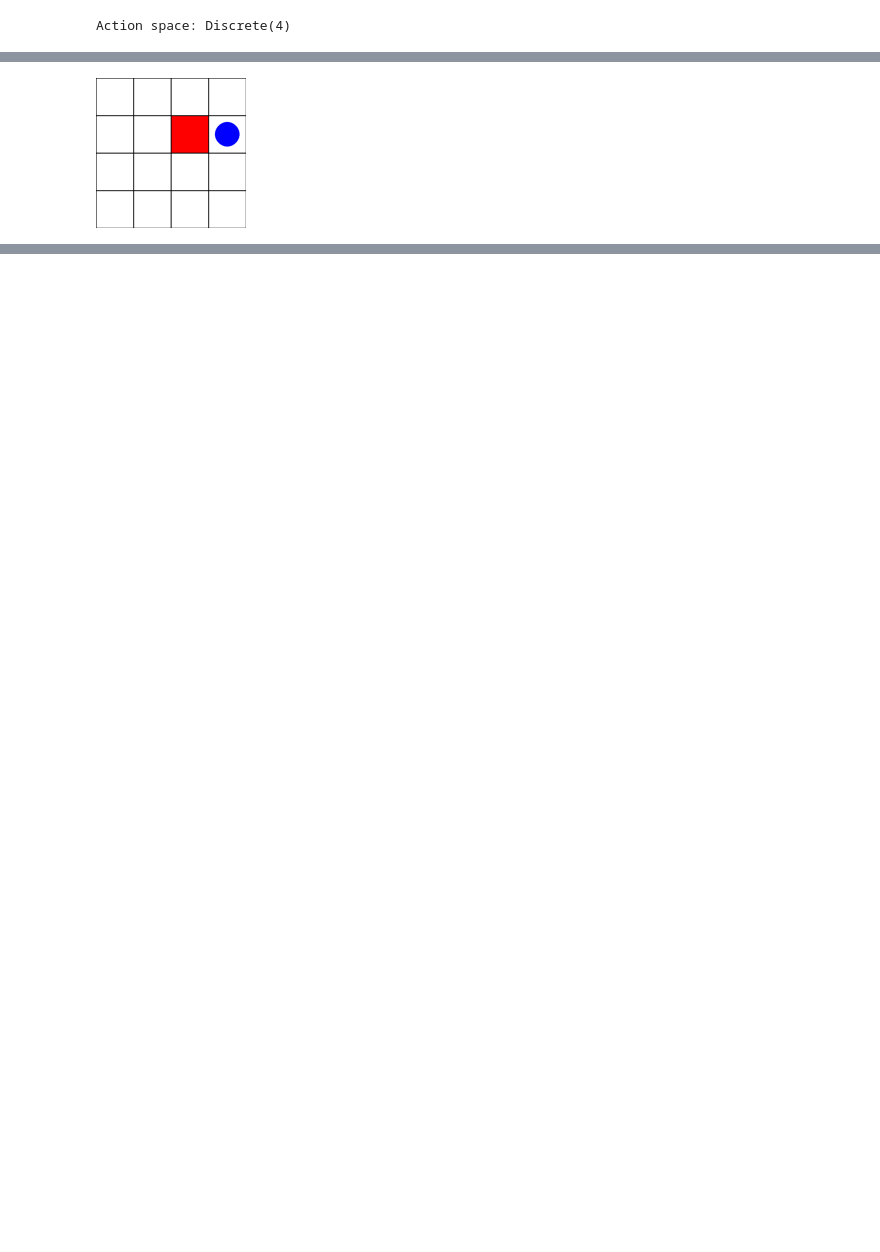
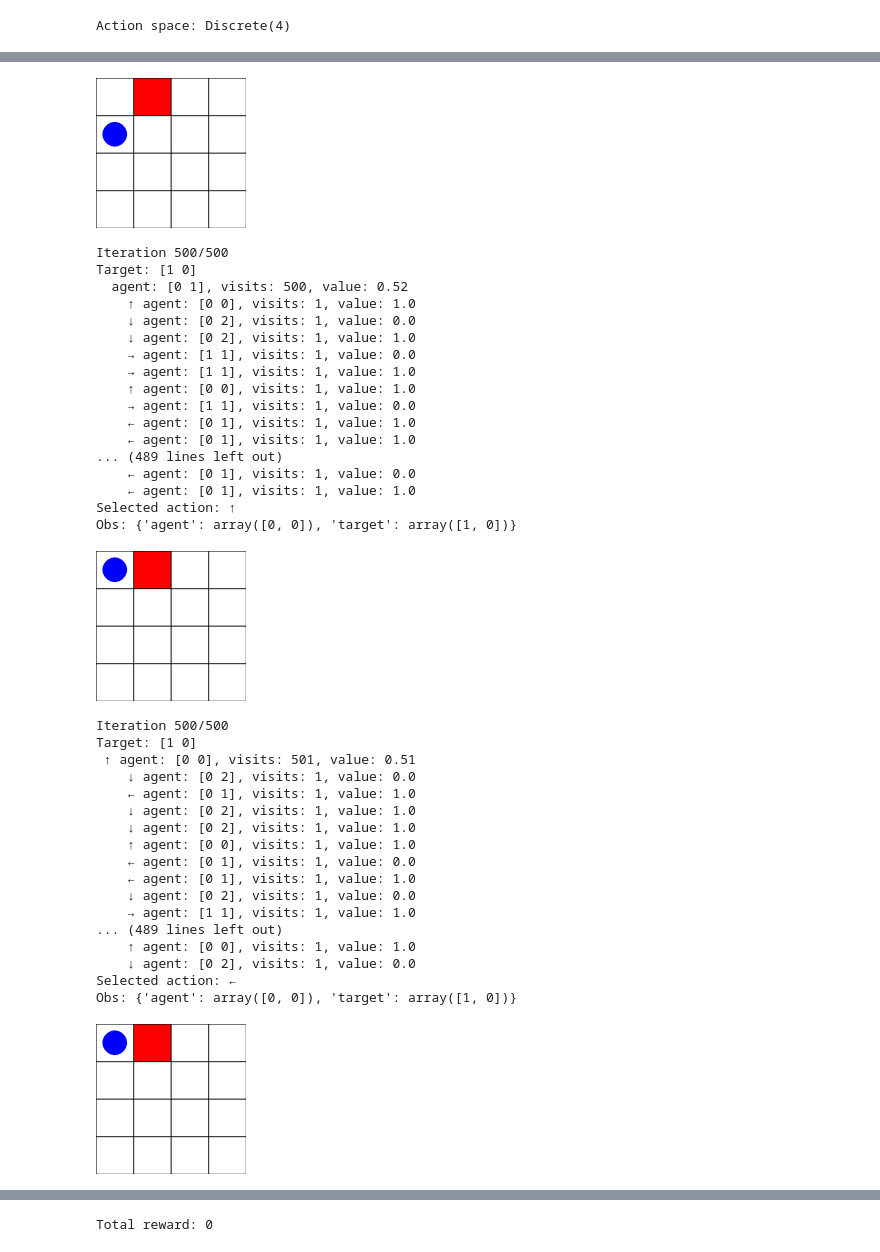
Before and after one commit to alexrodpas/rl-algorithm-case-study, a Jupyter notebook: mcts.ipynb, the cells around one changed output, grey strips where cells are left out. Cells and saved outputs as stored; diff of their text form; code cells hidden in the pictures; blank space fills up the shorter version.

```diff
--- a/mcts.ipynb
+++ b/mcts.ipynb
@@ -158,3 +229,0 @@ action_arrow(3)
-# %%
-def render_rgb(rgb_array):
-    display(Image.fromarray(rgb_array).resize((150,150)))
@@ -161,6 +232,72 @@ def render_rgb(rgb_array):
+# %%
+def run_Gridworld_episode(env, obs, print_depth=0):
+    terminated = False
+    total_reward = 0
+
+    # Copy the env for MCTS simulations
+    mcts_env = deepcopy(env)
+    mcts = MCTS(mcts_env, obs, iter_budget=500, discount=0.9)
+
+    # Other option:
+    # while not terminated:
+    for i in range(5):
+        action = mcts.mcts_find_action(print_depth=print_depth)
+        print(f'Selected action: {action_arrow(action)}')
+        obs, reward, terminated, truncated, info = env.step(action)
+        total_reward += reward
+        print(f'Obs: {obs}')
+        render_rgb(env.render())
+        if terminated:
+            print('Terminated')
+            break
+        # Set the root node to the child node corresponding to the action
+        mcts.root = [child for child in mcts.root.children if child.action == action][0]
+        mcts.root.parent = None
+    return total_reward
 # %%
+# run MCTS on the environment
 env = gym.make('GridWorld-v0', render_mode='rgb_array', size=4)
-env.reset()
+obs, info = env.reset()
 render_rgb(env.render())
+
+# Run one episode
+total_reward = run_Gridworld_episode(env, obs, print_depth=3)
+print(f'Total reward: {total_reward}')
 # %% [output]
-[figure, old version]
+[figure, new version]
+Iteration 500/500
+Target: [1 0]
+  agent: [0 1], visits: 500, value: 0.52
+    ↑ agent: [0 0], visits: 1, value: 1.0
+    ↓ agent: [0 2], visits: 1, value: 0.0
+    ↓ agent: [0 2], visits: 1, value: 1.0
+    → agent: [1 1], visits: 1, value: 0.0
+    → agent: [1 1], visits: 1, value: 1.0
+    ↑ agent: [0 0], visits: 1, value: 1.0
+    → agent: [1 1], visits: 1, value: 0.0
+    ← agent: [0 1], visits: 1, value: 1.0
+    ← agent: [0 1], visits: 1, value: 1.0
+... (489 lines left out)
+    ← agent: [0 1], visits: 1, value: 0.0
+    ← agent: [0 1], visits: 1, value: 1.0
+Selected action: ↑
+Obs: {'agent': array([0, 0]), 'target': array([1, 0])}
+[figure, added]
+Iteration 500/500
+Target: [1 0]
+ ↑ agent: [0 0], visits: 501, value: 0.51
+    ↓ agent: [0 2], visits: 1, value: 0.0
+    ← agent: [0 1], visits: 1, value: 1.0
+    ↓ agent: [0 2], visits: 1, value: 1.0
+    ↓ agent: [0 2], visits: 1, value: 1.0
+    ↑ agent: [0 0], visits: 1, value: 1.0
+    ← agent: [0 1], visits: 1, value: 0.0
+    ← agent: [0 1], visits: 1, value: 1.0
+    ↓ agent: [0 2], visits: 1, value: 0.0
+    → agent: [1 1], visits: 1, value: 1.0
+... (489 lines left out)
+    ↑ agent: [0 0], visits: 1, value: 1.0
+    ↓ agent: [0 2], visits: 1, value: 0.0
+Selected action: ←
+Obs: {'agent': array([0, 0]), 'target': array([1, 0])}
+[figure, added]
@@ -166,0 +358 @@ render_rgb(env.render())
+Total reward: 0
```
Also changed, not shown: parts of 11 cells of this notebook, 1 other file.
